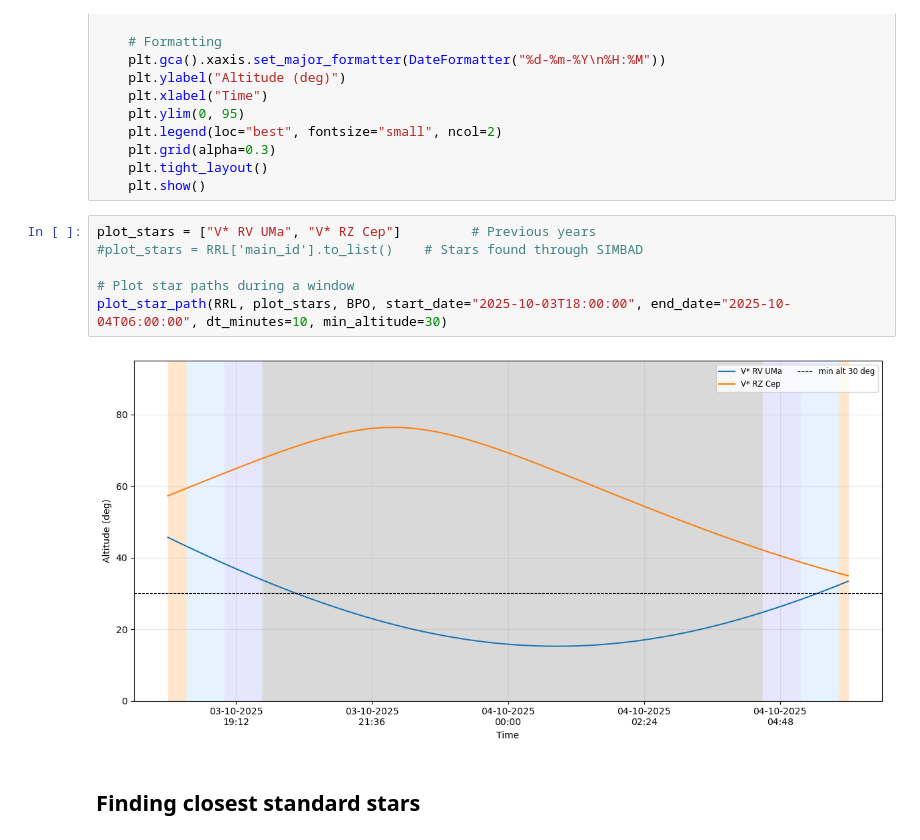
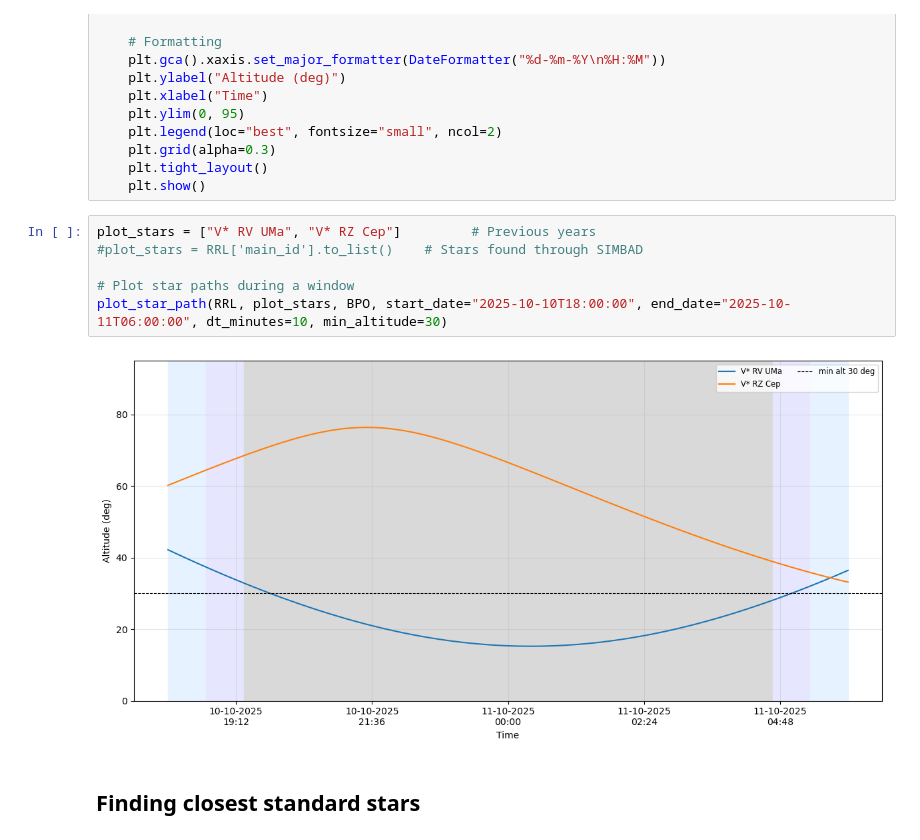
Before and after one commit to Jake-Land/MPhys_Project-Variable_Stars, a Jupyter notebook: target_stars.ipynb, the cells around one changed output. Saved outputs shown, nothing was run; the diff lists cells and outputs as text.

```diff
--- a/target_stars.ipynb
+++ b/target_stars.ipynb
@@ -216,11 +217,11 @@ def plot_star_path(df, names, site, start_date, end_date, dt_minutes=10.0, min_a
 # %%
 plot_stars = ["V* RV UMa", "V* RZ Cep"]         # Previous years
 #plot_stars = RRL['main_id'].to_list()    # Stars found through SIMBAD
 
 # Plot star paths during a window
-plot_star_path(RRL, plot_stars, BPO, start_date="2025-10-03T18:00:00", end_date="2025-10-04T06:00:00", dt_minutes=10, min_altitude=30)
+plot_star_path(RRL, plot_stars, BPO, start_date="2025-10-10T18:00:00", end_date="2025-10-11T06:00:00", dt_minutes=10, min_altitude=30)
 # %% [output]
-[figure, old version]
+[figure, new version]
 # %% [markdown]
 ## Finding closest standard stars
 # %%
```
Also changed, not shown: parts of 9 cells of this notebook.
